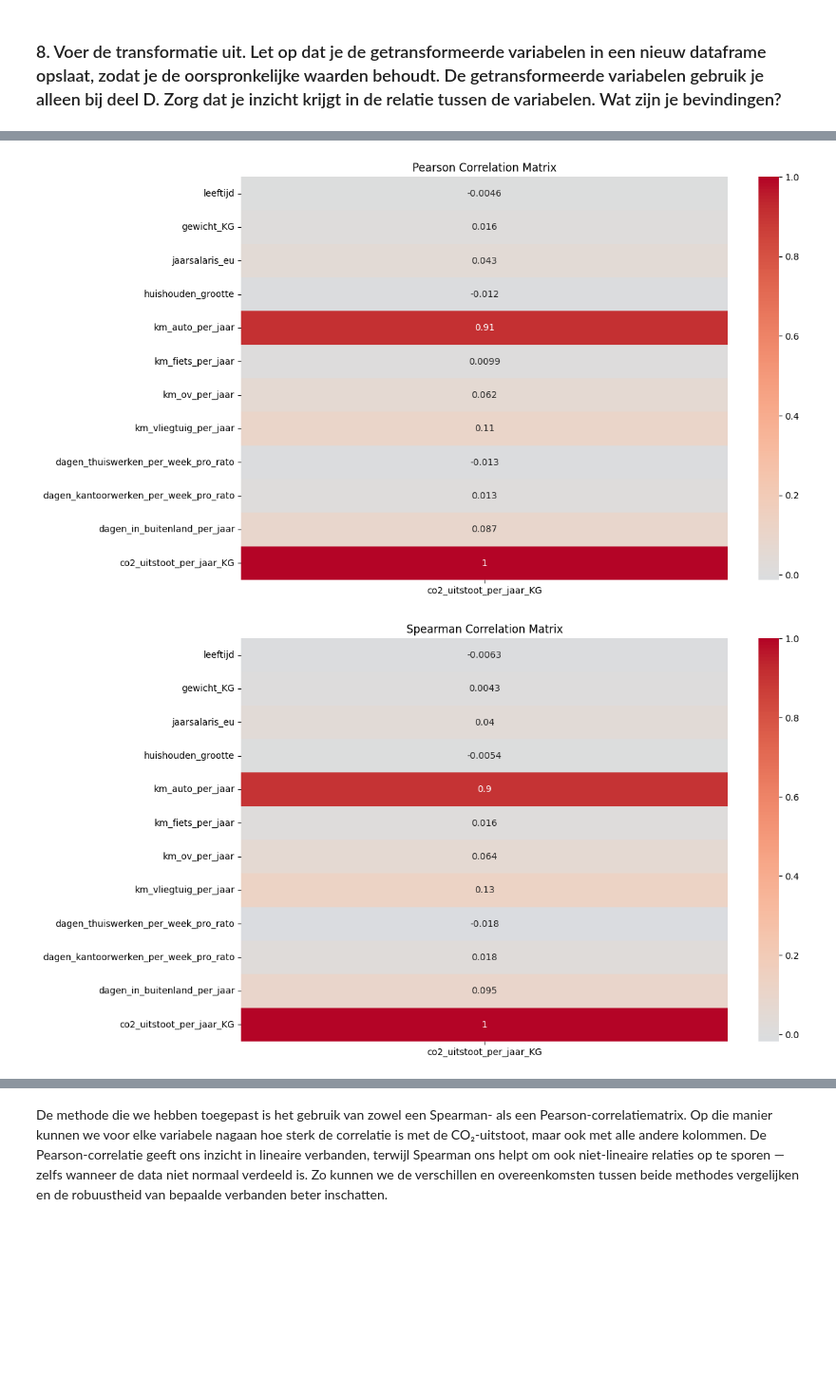
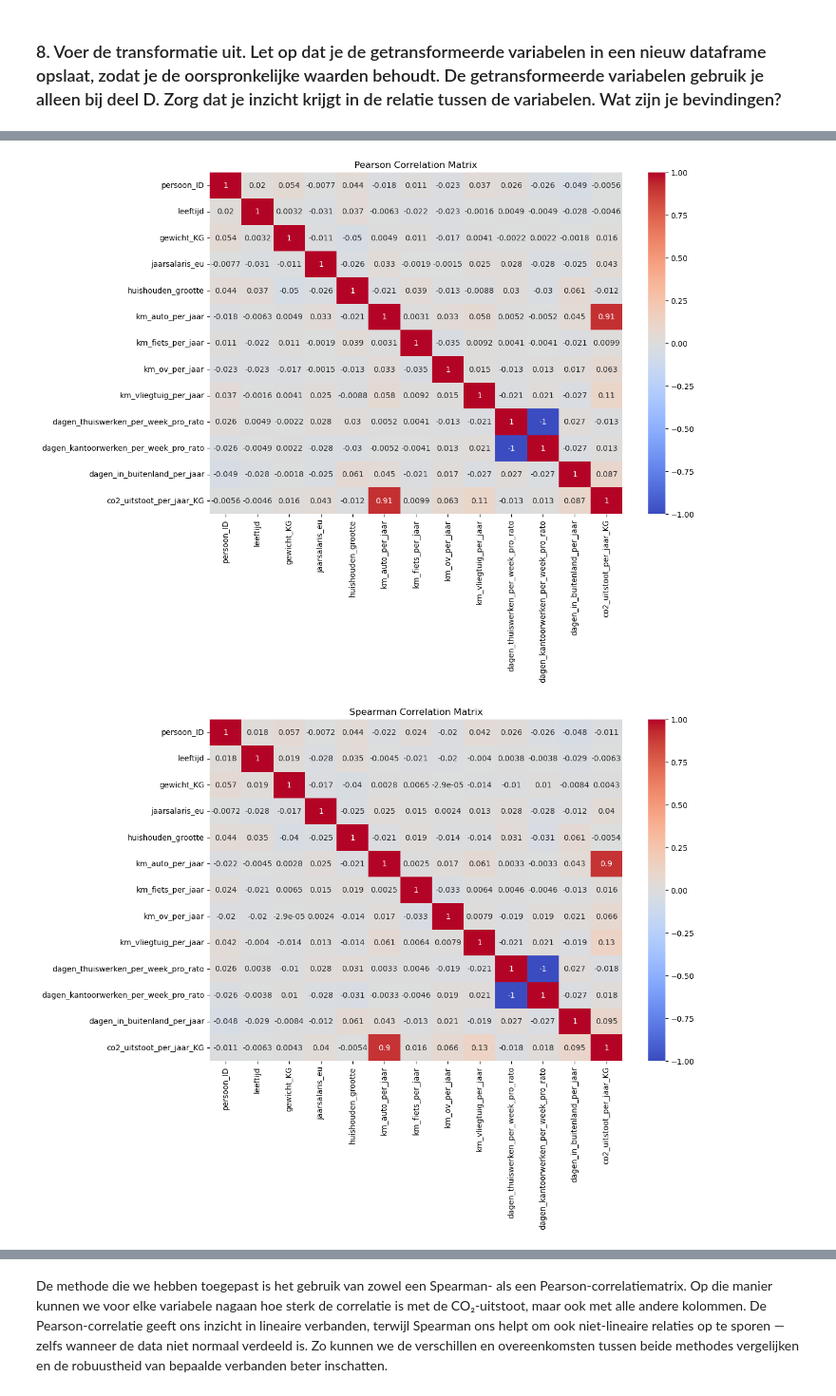
Before and after one commit to 24087068/wiskunde_porfolio, a Jupyter notebook: portfolio whole.ipynb, the cells around one changed output, grey strips where cells are left out. Shown at 95% size. Drawn from its saved outputs; the diff is of its cells as text; code cells hidden in the pictures; blank space fills up the shorter version.

```diff
--- a/portfolio whole.ipynb
+++ b/portfolio whole.ipynb
@@ -220,8 +175 @@ Verder is er ook in de dataset te zien dat er negatieve waarden zijn op verschil
-# %%
-df_co2 = df_co2.dropna(subset=['co2_uitstoot_per_jaar_KG', 'autobezit', 'jaarsalaris_eu', 'stad', 'opleiding_niveau'])
-
-# Kollomen definieren
-foute_kollomen = ['km_auto_per_jaar', 'km_ov_per_jaar']
-for col in foute_kollomen:
-    df_co2.loc[df_co2[col] < 0, col] = np.nan
 # %% [markdown]
@@ -378,24 +332,22 @@ We hebben copies gemaakt van dataframes om de organelle niet te veranderen. Daar
 
 Wij hebben besloten om onze bevindingen en de relaties tussen de variabelen in opdracht 9 concreet uit te leggen. Zo vermijden we dat we het te gecompartmentaliseerd houden en zorgen ervoor dat het duidelijk in één deel verwerkt is, zonder verwarring te veroorzaken.
 # %%
-target_variable = 'co2_uitstoot_per_jaar_KG'
-
 # Pearson correlation matrix (default)
-pearson_matrix = df_co2_numeriek.corr(method='pearson')[target_variable].to_frame()
+pearson_matrix = df_co2.corr(method='pearson', numeric_only=True)
 
 # Spearman correlation matrix
-spearman_matrix = df_co2_numeriek.corr(method='spearman')[target_variable].to_frame()
+spearman_matrix = df_co2.corr(method='spearman', numeric_only=True)
 
 plt.figure(figsize=(12, 8))
 sns.heatmap(pearson_matrix, annot=True, cmap='coolwarm', center=0)
 plt.title("Pearson Correlation Matrix")
 plt.show()
 
 plt.figure(figsize=(12, 8))
 sns.heatmap(spearman_matrix, annot=True, cmap='coolwarm', center=0)
 plt.title("Spearman Correlation Matrix")
 plt.show()
 # %% [output]
-[figure, old version]
+[figure, new version]
-[figure, old version]
+[figure, new version]
 # %% [markdown]
```
Also changed, not shown: parts of 45 cells of this notebook.
